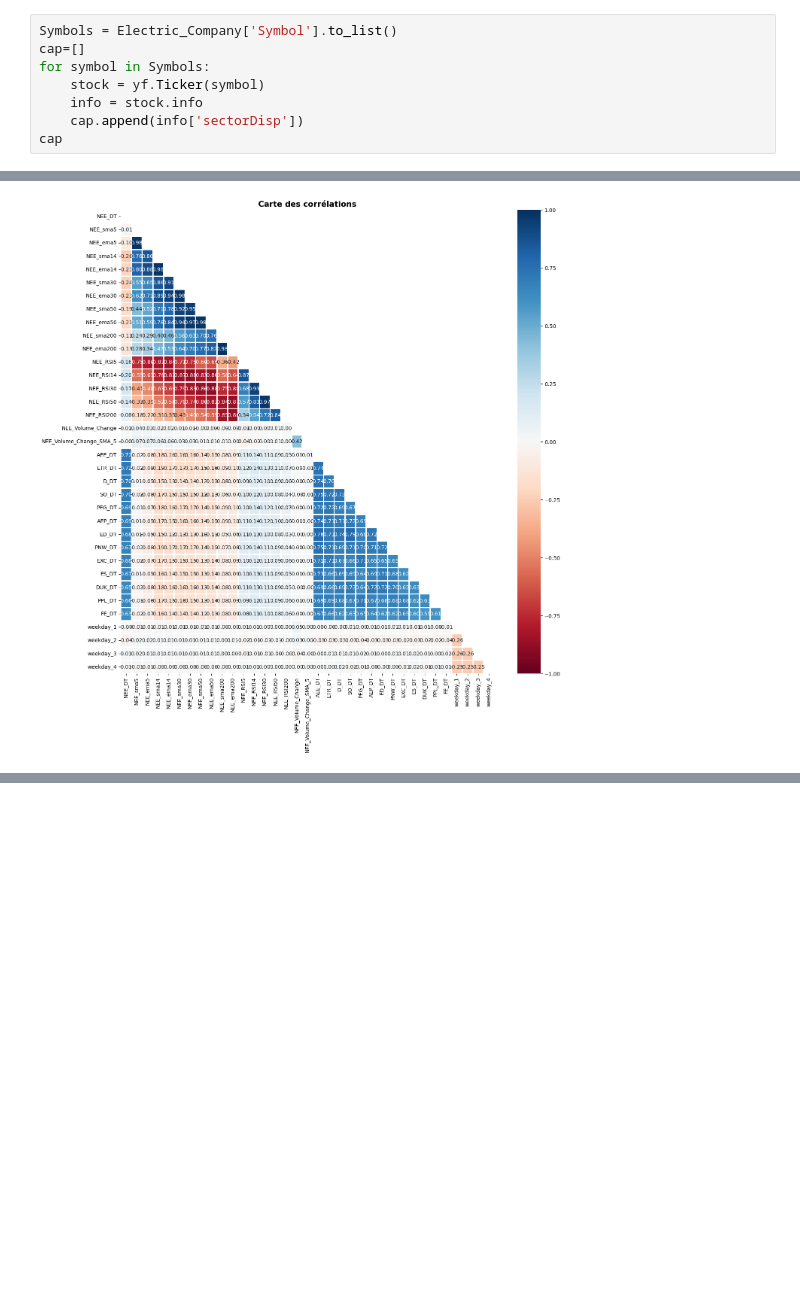
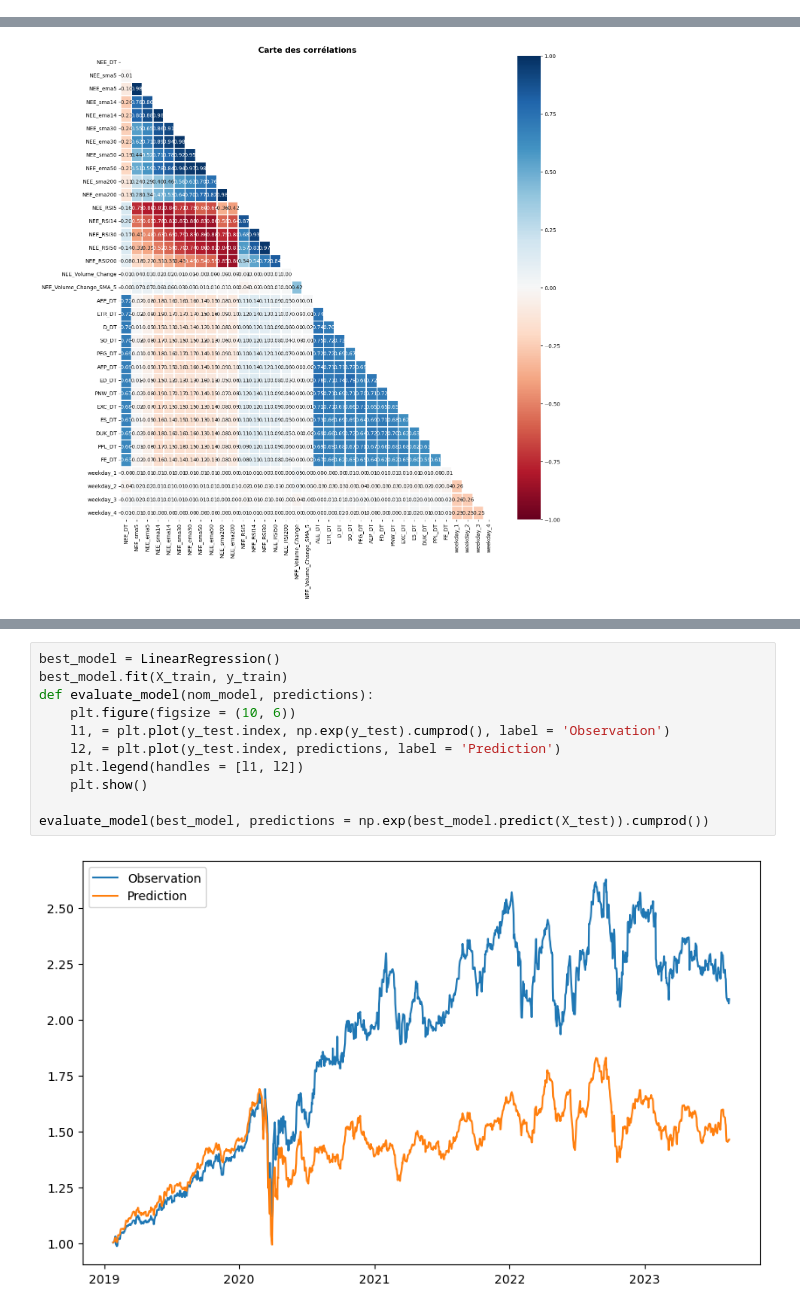
Before and after one commit to youssouMat8186/Series_te, a Jupyter notebook: Prédictions_Actions_Marche_Energetique_08_21.ipynb, the cells around one changed output, grey strips where cells are left out. Saved outputs shown, nothing was run; the diff lists cells and outputs as text; blank space fills up the shorter version.

```diff
--- a/Prédictions_Actions_Marche_Energetique_08_21.ipynb
+++ b/Prédictions_Actions_Marche_Energetique_08_21.ipynb
@@ -108,8 +97,0 @@ dict_keys(['address1', 'city', 'state', 'zip', 'country', 'phone', 'website', 'i
-# %%
-Symbols = Electric_Company['Symbol'].to_list()
-cap=[]
-for symbol in Symbols:
-    stock = yf.Ticker(symbol)
-    info = stock.info
-    cap.append(info['sectorDisp'])
-cap
@@ -500,0 +497,13 @@ plt.show()
+# %%
+best_model = LinearRegression()
+best_model.fit(X_train, y_train)
+def evaluate_model(nom_model, predictions):
+    plt.figure(figsize = (10, 6))
+    l1, = plt.plot(y_test.index, np.exp(y_test).cumprod(), label = 'Observation')
+    l2, = plt.plot(y_test.index, predictions, label = 'Prediction')
+    plt.legend(handles = [l1, l2])
+    plt.show()
+
+evaluate_model(best_model, predictions = np.exp(best_model.predict(X_test)).cumprod())
+# %% [output]
+[figure, added]
```
Also changed, not shown: parts of 12 cells of this notebook.
